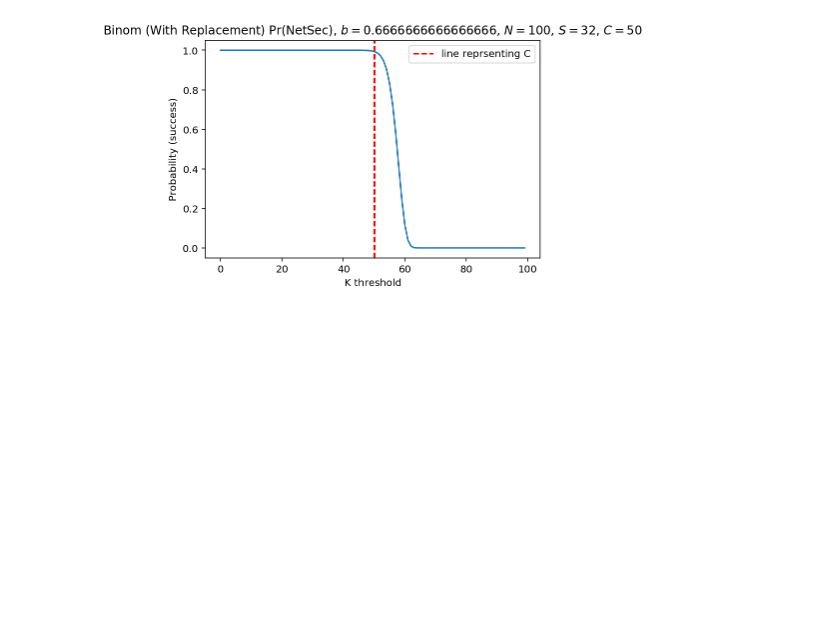
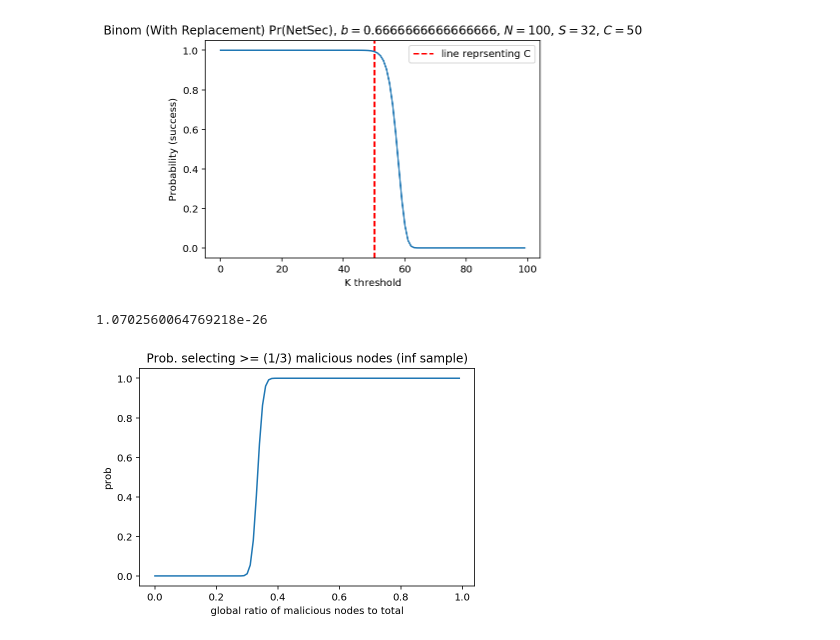
Before and after one commit to qoire/Notes, a Jupyter notebook: Network Security Sharding.ipynb, the cells around one changed output. Saved outputs shown, nothing was run; the diff lists cells and outputs as text; code cells hidden in the pictures; blank space fills up the shorter version.

Commit message:
update with CDF on binomial

```diff
--- a/Network Security Sharding.ipynb
+++ b/Network Security Sharding.ipynb
@@ -168,0 +152,24 @@ security of network: 0.999999999173184
+# %%
+# Okay ignore the above, we can model the security threshold
+# (assuming a large enough) sample size with binom:
+# https://pdfs.semanticscholar.org/55c1/359ef9b2b732643778635dc6182ddaccdb42.pdf
+# In this case, the CDF of the binom models the maximum amount of
+# failures, or the invalid nodes in each sample... for some reason
+# they're very insistent on m/2 being the maximum malicious ratio, which...
+# doesn't make sense to me so I'll be using m/3 - 1 (m=total)
+p = 0.5
+n = 1000
+
+pr_honest = binom.cdf(math.ceil(n/3) - 1, n, p)
+print(pr_honest)
+
+x = np.arange(0, 1, 0.01)
+
+plt.title("Prob. selecting >= (1/3) malicious nodes (inf sample)")
+plt.xlabel("global ratio of malicious nodes to total")
+plt.ylabel("prob")
+plt.plot(x, 1 - binom.cdf(math.ceil(n/3) - 1, n, x))
+plt.show()
+# %% [output]
+1.0702560064769218e-26
+[figure, added]
```
Also changed, not shown: parts of 2 cells of this notebook.
